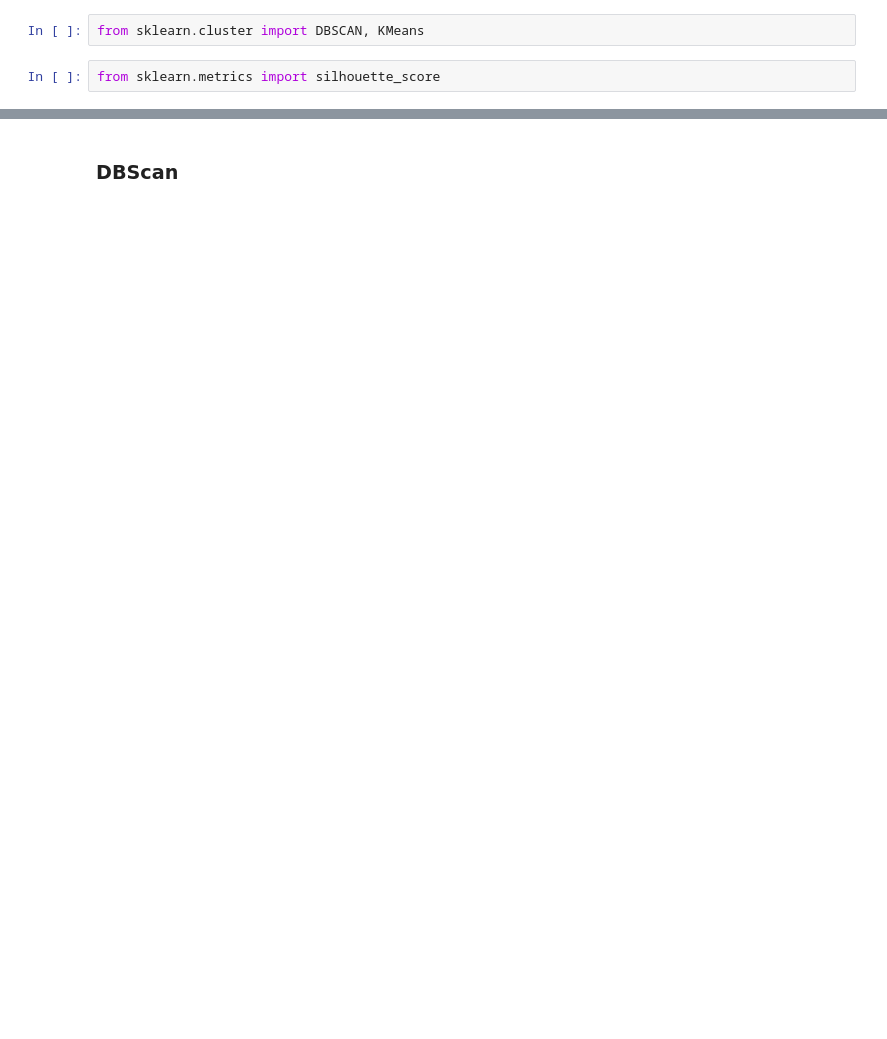
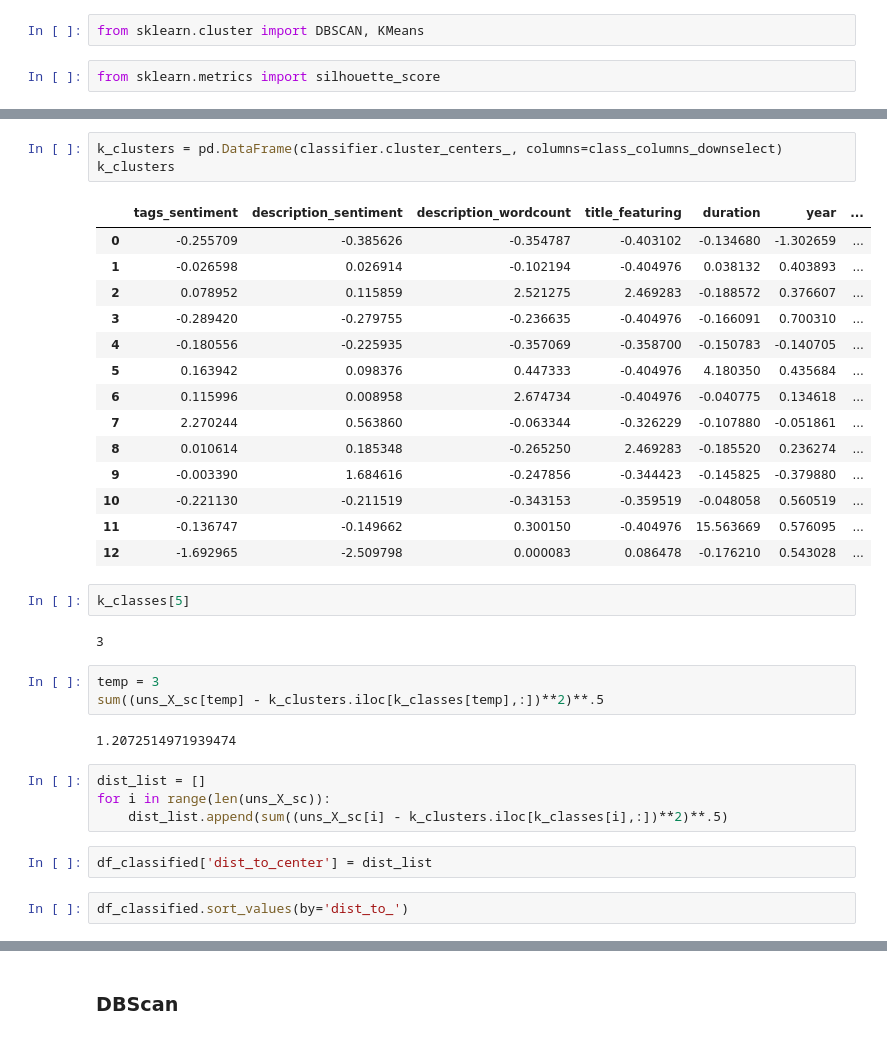
Before and after one commit to conorbarryhoke/Capstone, a Jupyter notebook: Classification_v2.ipynb, the cells around one changed output, grey strips where cells are left out. Cells and saved outputs as stored; diff of their text form; blank space fills up the shorter version.

```diff
--- a/Classification_v2.ipynb
+++ b/Classification_v2.ipynb
@@ -234 +242,36 @@ for i in range(9):
+# %%
+k_clusters = pd.DataFrame(classifier.cluster_centers_, columns=class_columns_downselect)
+k_clusters
+# %% [output]
+|  | tags_sentiment | description_sentiment | description_wordcount | title_featuring | duration | year | ... |
+| 0 | -0.255709 | -0.385626 | -0.354787 | -0.403102 | -0.134680 | -1.302659 | ... |
+| 1 | -0.026598 | 0.026914 | -0.102194 | -0.404976 | 0.038132 | 0.403893 | ... |
+| 2 | 0.078952 | 0.115859 | 2.521275 | 2.469283 | -0.188572 | 0.376607 | ... |
+| 3 | -0.289420 | -0.279755 | -0.236635 | -0.404976 | -0.166091 | 0.700310 | ... |
+| 4 | -0.180556 | -0.225935 | -0.357069 | -0.358700 | -0.150783 | -0.140705 | ... |
+| 5 | 0.163942 | 0.098376 | 0.447333 | -0.404976 | 4.180350 | 0.435684 | ... |
+| 6 | 0.115996 | 0.008958 | 2.674734 | -0.404976 | -0.040775 | 0.134618 | ... |
+| 7 | 2.270244 | 0.563860 | -0.063344 | -0.326229 | -0.107880 | -0.051861 | ... |
+| 8 | 0.010614 | 0.185348 | -0.265250 | 2.469283 | -0.185520 | 0.236274 | ... |
+| 9 | -0.003390 | 1.684616 | -0.247856 | -0.344423 | -0.145825 | -0.379880 | ... |
+| 10 | -0.221130 | -0.211519 | -0.343153 | -0.359519 | -0.048058 | 0.560519 | ... |
+| 11 | -0.136747 | -0.149662 | 0.300150 | -0.404976 | 15.563669 | 0.576095 | ... |
+| 12 | -1.692965 | -2.509798 | 0.000083 | 0.086478 | -0.176210 | 0.543028 | ... |
+# %%
+k_classes[5]
+# %% [output]
+3
+# %%
+temp = 3
+sum((uns_X_sc[temp] - k_clusters.iloc[k_classes[temp],:])**2)**.5
+# %% [output]
+1.2072514971939474
+# %%
+dist_list = []
+for i in range(len(uns_X_sc)):
+    dist_list.append(sum((uns_X_sc[i] - k_clusters.iloc[k_classes[i],:])**2)**.5)
+# %%
+df_classified['dist_to_center'] = dist_list
+# %%
+df_classified.sort_values(by='dist_to_')
 # %%
```
Also changed, not shown: parts of 16 cells of this notebook, 1 other file.
